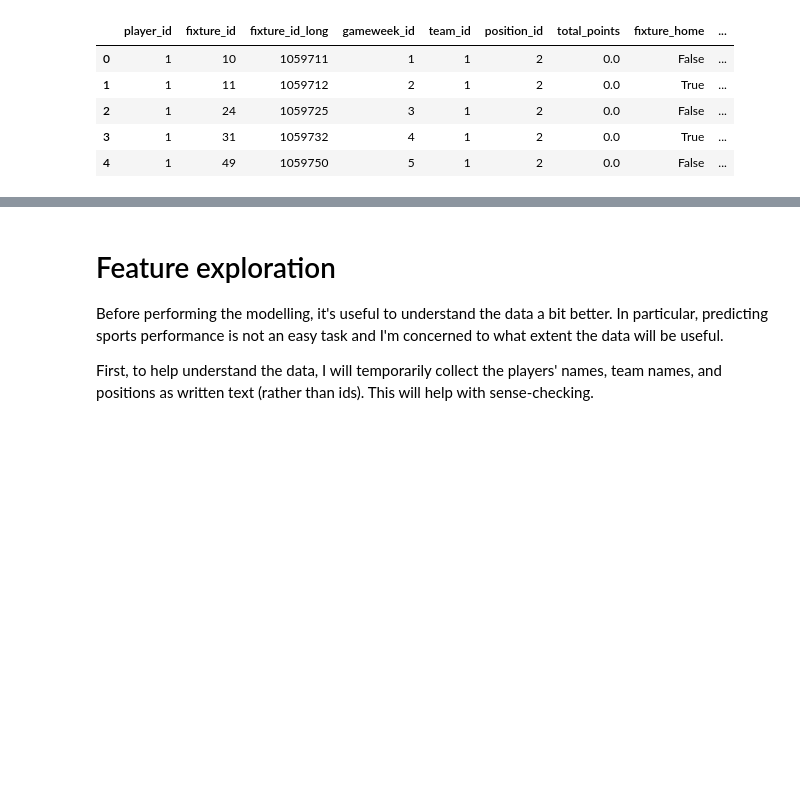
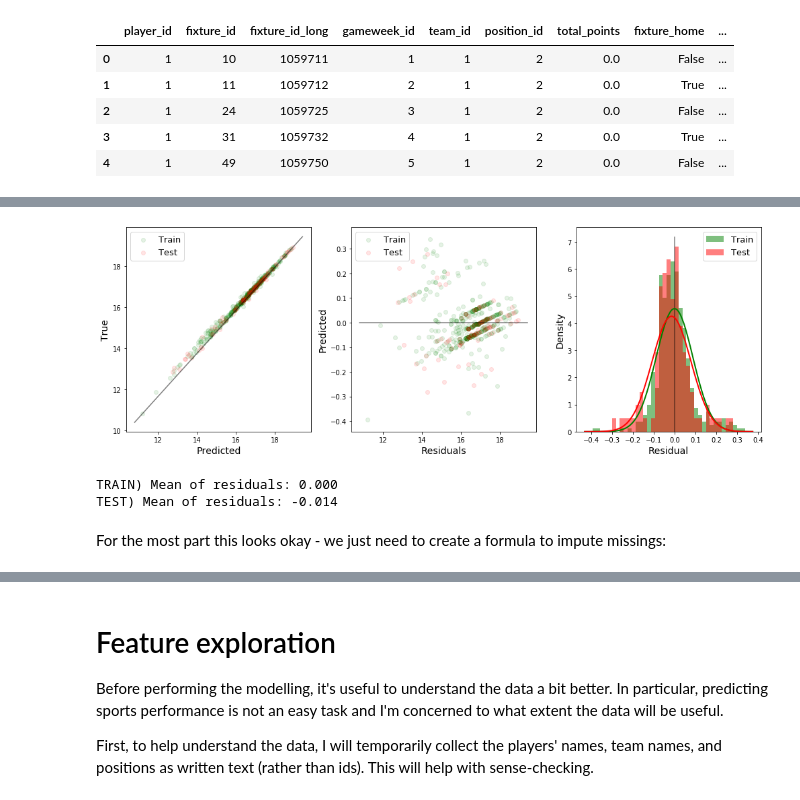
Before and after one commit to Hazzais/fantasy_premier_league, a Jupyter notebook: modelling/exploratory_analysis_and_feature_engineering.ipynb, the cells around one changed output, grey strips where cells are left out. Cells and saved outputs as stored; diff of their text form; code cells hidden in the pictures; blank space fills up the shorter version.

```diff
--- a/modelling/exploratory_analysis_and_feature_engineering.ipynb
+++ b/modelling/exploratory_analysis_and_feature_engineering.ipynb
@@ -813,0 +811,16 @@ subset_data2\
+# %%
+X_train = imp_train['value_eur'].values
+y_train = imp_train['release_clause_eur'].values
+
+X_test = imp_test['value_eur'].values
+y_test = imp_test['release_clause_eur'].values
+# %%
+regressor = LinearRegression()
+
+X_train2 = np.log(X_train.reshape(-1, 1))
+X_test2 = np.log(X_test.reshape(-1, 1))
+y_train2 = np.log(y_train)
+y_test2 = np.log(y_test)
+regressor.fit(X_train2, y_train2)
+preds_train = regressor.predict(X_train2)
+preds_test = regressor.predict(X_test2)
@@ -813,0 +883,8 @@ subset_data2\
+# %%
+residual_plots(preds_train, preds_test, y_train2, y_test2)
+# %% [output]
+[figure, added]
+TRAIN) Mean of residuals: 0.000
+TEST) Mean of residuals: -0.014
+# %% [markdown]
+For the most part this looks okay - we just need to create a formula to impute missings:
```
Also changed, not shown: parts of 58 cells of this notebook.
